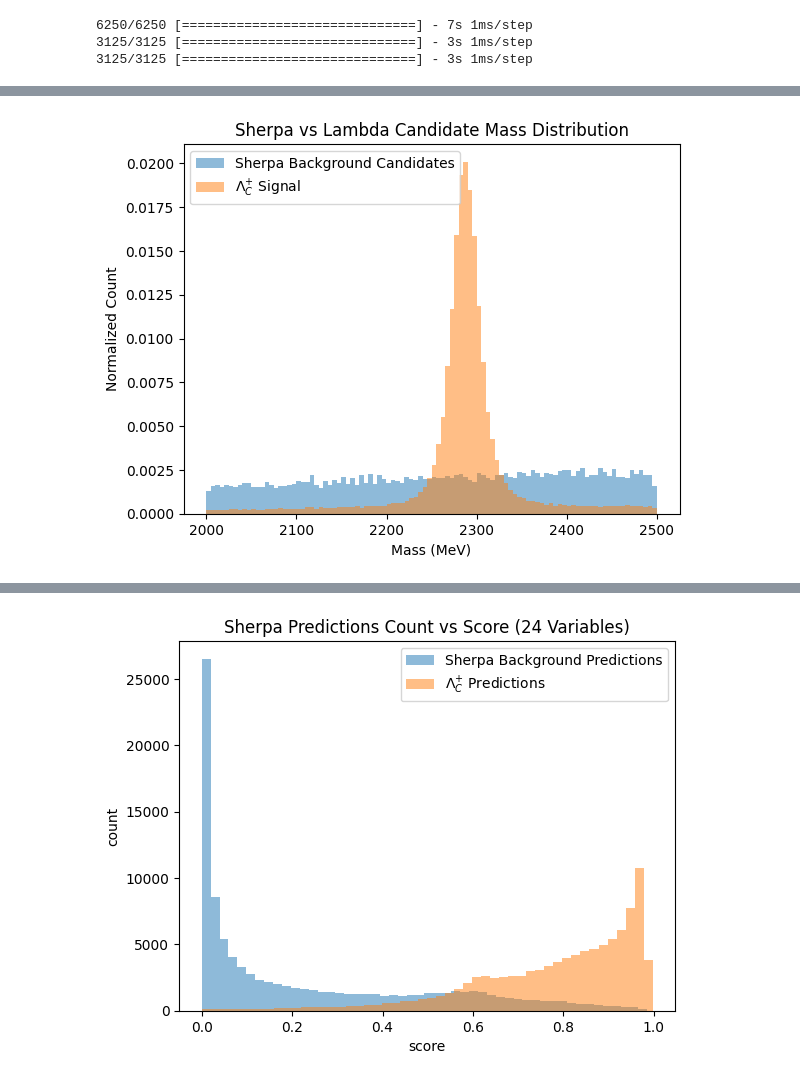
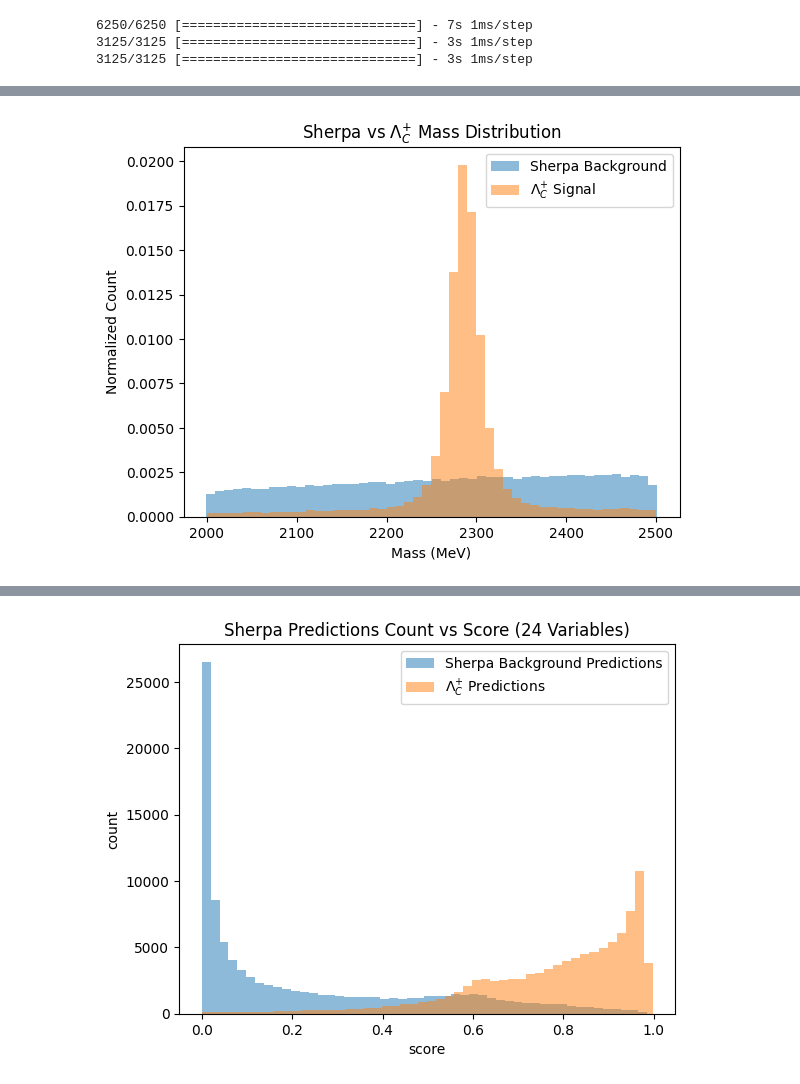
Before and after one commit to GitGup/ATLAS_DNN, a Jupyter notebook: MC_DNN.ipynb, the cells around one changed output, grey strips where cells are left out. Saved outputs shown, nothing was run; the diff lists cells and outputs as text; code cells hidden in the pictures.

```diff
--- a/MC_DNN.ipynb
+++ b/MC_DNN.ipynb
@@ -877,9 +874,7 @@ passed_background_indicies = []
 passed_signal_indicies = []
 
 for i in range(len(predictions_background2)):
-    # if predictions_background2[i] > 0.6:
-    #     passed_background_indicies.append(i)
-    if predictions_signal2[i] > -1:
+    if predictions_signal2[i] > 0.6:
         passed_signal_indicies.append(i)
-    if predictions_background2[i] > -1:
+    if predictions_background2[i] > 0.6:
         passed_background_indicies.append(i)
@@ -923,21 +906,21 @@ passed_Background_both
 passed_Background_both1 = X_train1.iloc[passed_background_indicies]
 passed_Signal_both1 = X_train2.iloc[passed_signal_indicies]
 # %%
-counts, bins, _ = plt.hist(passed_Background_both["DMesons_m"], bins=100)
-counts2, bins2, _ = plt.hist(passed_Signal_both["DMesons_m"], bins=100)
+counts, bins, _ = plt.hist(passed_Background_both["DMesons_m"], bins=50)
+counts2, bins2, _ = plt.hist(passed_Signal_both["DMesons_m"], bins=50)
 # Normalize the histogram using the formula
 density = counts / (sum(counts) * np.diff(bins))
 density2 = counts2 / (sum(counts2) * np.diff(bins2))
 
     # Plot the normalized histogram
 plt.clf()
-plt.bar(bins[:-1], density, width=np.diff(bins), align='edge', alpha=0.5, label = "Sherpa Background Candidates")
+plt.bar(bins[:-1], density, width=np.diff(bins), align='edge', alpha=0.5, label = "Sherpa Background")
 plt.bar(bins2[:-1], density2, width=np.diff(bins2), align='edge', alpha=0.5, label = "$\Lambda_C^{+}$ Signal")
-plt.title("Sherpa vs Lambda Candidate Mass Distribution")
+plt.title("Sherpa vs $\Lambda_C^{+}$ Mass Distribution")
 plt.ylabel("Normalized Count")
 plt.xlabel("Mass (MeV)")
 plt.legend()
 plt.show()
 # %% [output]
-[figure, old version]
+[figure, new version]
 # %%
```
Also changed, not shown: parts of 22 cells of this notebook.
